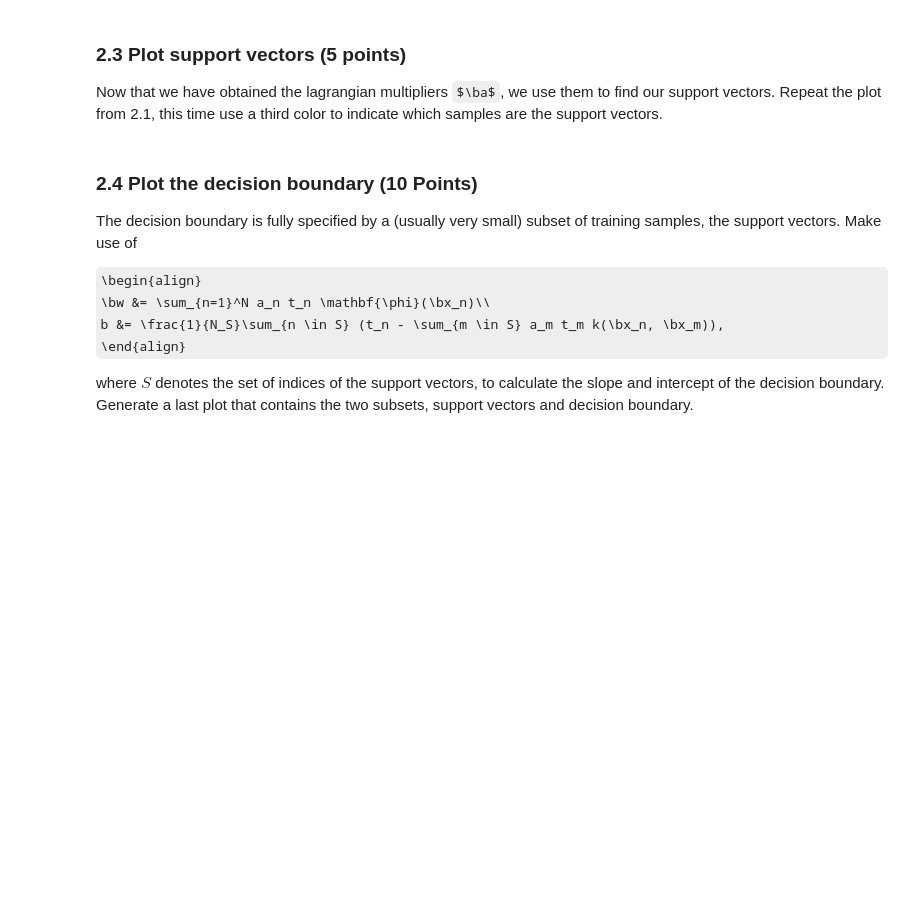
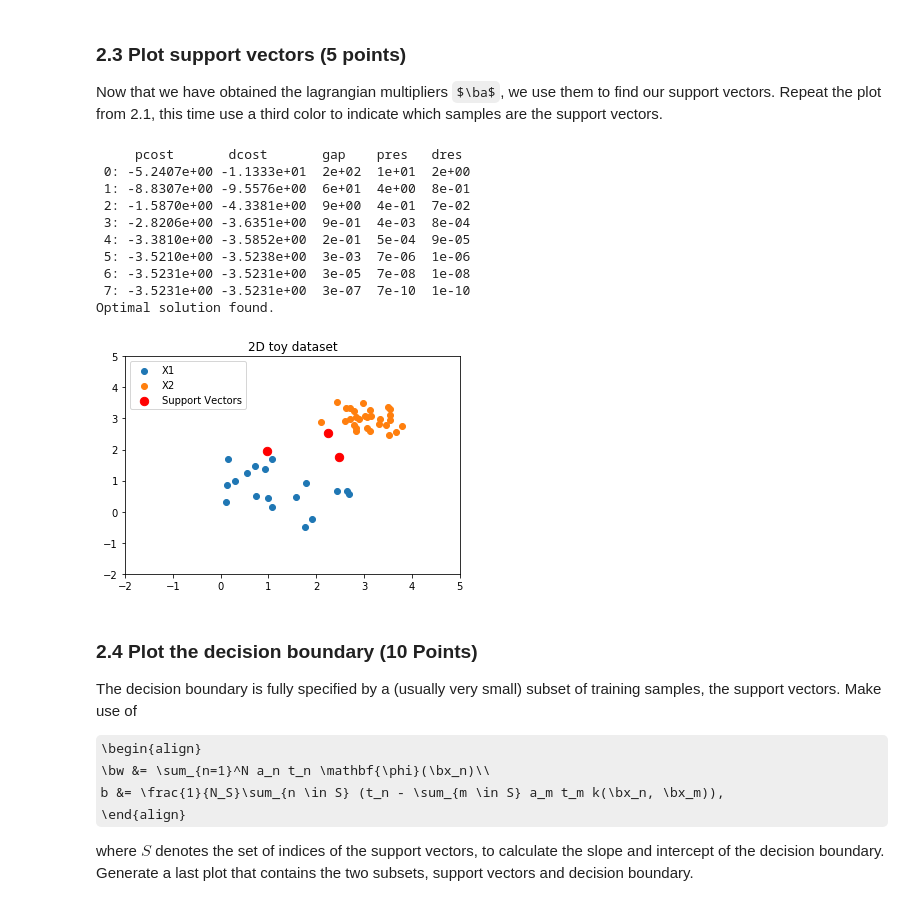
Before and after one commit to woutster/ml1, a Jupyter notebook: 10749586_12385913_lab3.ipynb, the cells around one changed output. Drawn from its saved outputs; the diff is of its cells as text; code cells hidden in the pictures; some formulas as TeX source; blank space fills up the shorter version.

```diff
--- a/10749586_12385913_lab3.ipynb
+++ b/10749586_12385913_lab3.ipynb
@@ -574,25 +614,37 @@ Now that we have obtained the lagrangian multipliers $\ba$, we use them to find
 # %%
 X, t = create_X_and_t(X1, X2)
 
 a = compute_multipliers(X, t)
 # Round zero values to zero
 a = np.around(a, decimals=3)
 
 # Get indices where lagrange multipliers (a=0) are non.zero
 ind = np.nonzero(a)[0]
 
 # Plot
 plt.scatter(X1[:, 0], X1[:, 1], label="X1")
 plt.scatter(X2[:, 0], X2[:, 1], label="X2")
 
-plt.scatter(X[ind, 0], X[ind, 1], s=70, label="Support Vectors")
+plt.scatter(X[ind, 0], X[ind, 1], s=70, color='r', label="Support Vectors")
 
 plt.xlim([-2, 5])
 plt.ylim([-2, 5])
 
 plt.legend()
 plt.title("2D toy dataset")
 plt.show()
+# %% [output]
+     pcost       dcost       gap    pres   dres
+ 0: -5.2407e+00 -1.1333e+01  2e+02  1e+01  2e+00
+ 1: -8.8307e+00 -9.5576e+00  6e+01  4e+00  8e-01
+ 2: -1.5870e+00 -4.3381e+00  9e+00  4e-01  7e-02
+ 3: -2.8206e+00 -3.6351e+00  9e-01  4e-03  8e-04
+ 4: -3.3810e+00 -3.5852e+00  2e-01  5e-04  9e-05
+ 5: -3.5210e+00 -3.5238e+00  3e-03  7e-06  1e-06
+ 6: -3.5231e+00 -3.5231e+00  3e-05  7e-08  1e-08
+ 7: -3.5231e+00 -3.5231e+00  3e-07  7e-10  1e-10
+Optimal solution found.
+[figure, added]
 # %% [markdown]
 ### 2.4 Plot the decision boundary (10 Points)
 The decision boundary is fully specified by a (usually very small) subset of training samples, the support vectors. Make use of
```
Also changed, not shown: parts of 12 cells of this notebook.
